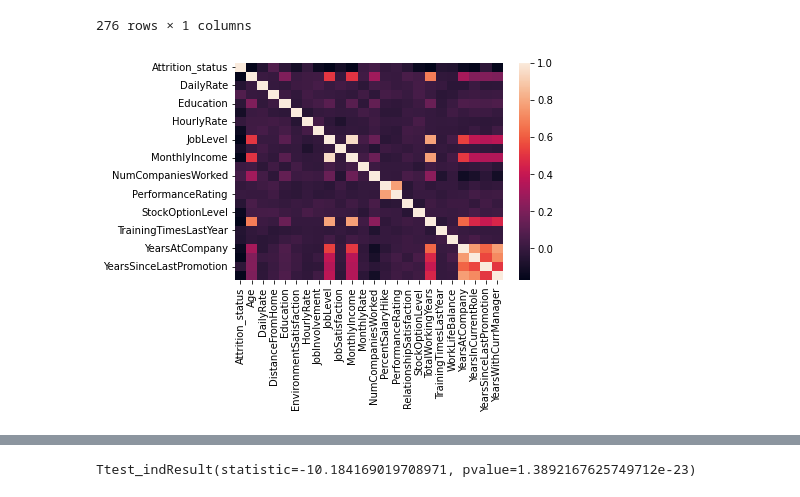
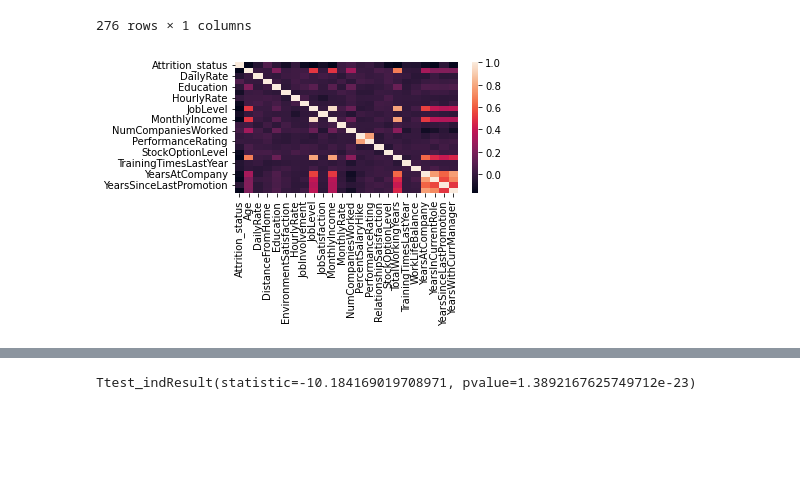
Before and after one commit to HannahZZY/Senior_Project_Hannah, a Jupyter notebook: DA401 codes.ipynb, the cells around one changed output, grey strips where cells are left out. Drawn from its saved outputs; the diff is of its cells as text; code cells hidden in the pictures; blank space fills up the shorter version.

```diff
--- a/DA401 codes.ipynb
+++ b/DA401 codes.ipynb
@@ -130,11 +130,11 @@ corrdf.sort_values(by = "Corr_coefficient", ascending = False)
 # %%
 
 import matplotlib.pyplot as plt
 sns.heatmap(df_Att.corr())
-
-plt.savefig("Plotting_Correlation_HeatMap.jpg")
+plt.tight_layout()
+plt.savefig("Plotting_Correlation_HeatMap.jpg", dpi=300)
 # %% [output]
-[figure, old version]
+[figure, new version]
 # %%
 df_Att.drop(["JobLevel"], axis=1, inplace = True)
 df_Att.drop(["Attrition"], axis=1, inplace = True)
```
Also changed, not shown: 2 other files.
